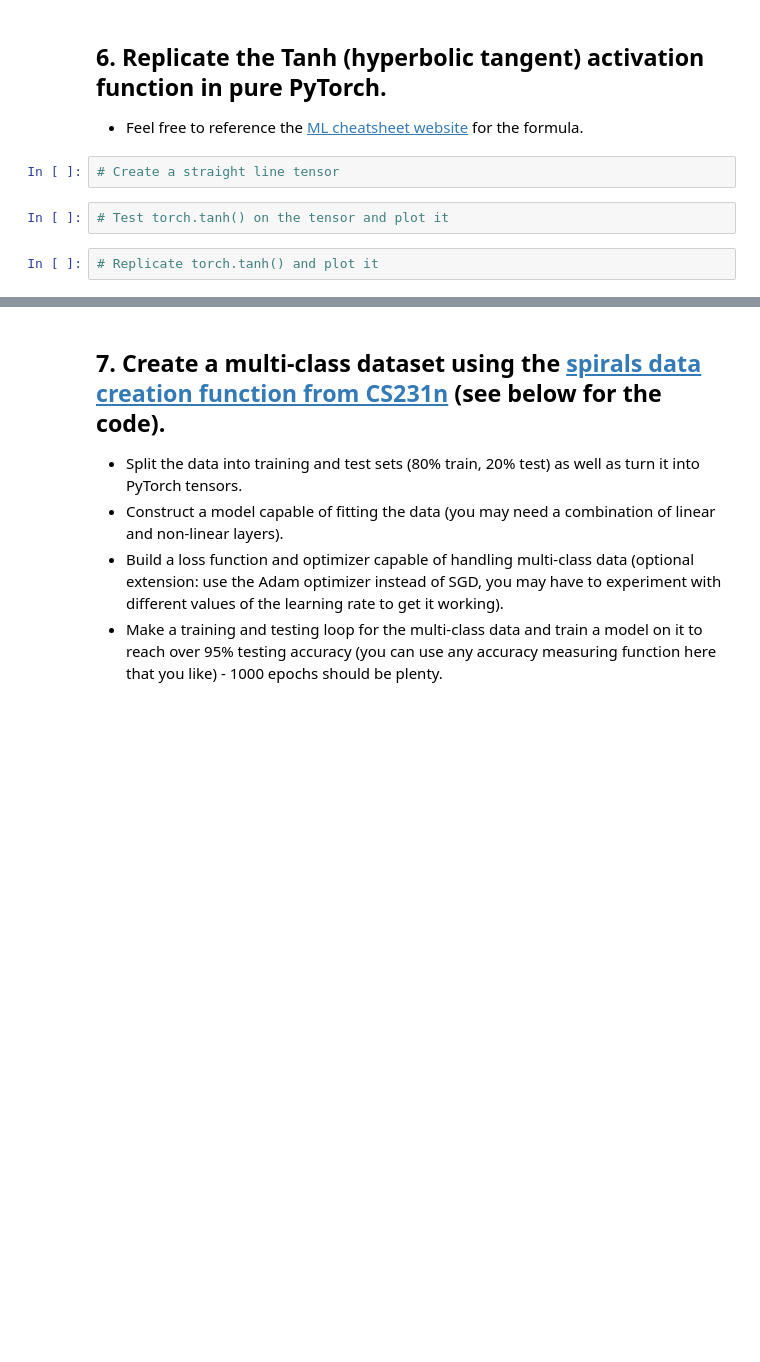
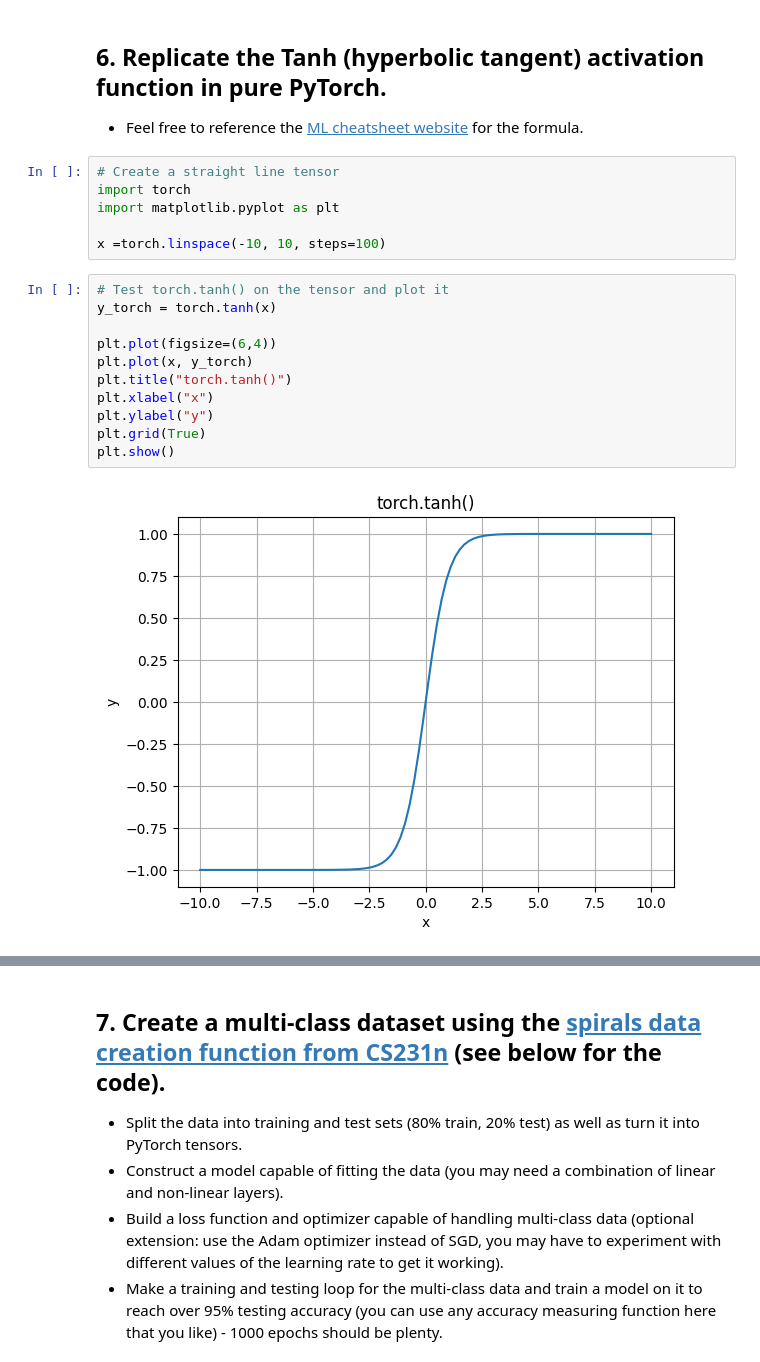
Before and after one commit to kishore779/Pytorch_Programming, a Jupyter notebook: exercises/02_pytorch_classification_exercises.ipynb, the cells around one changed output, grey strips where cells are left out. Cells and saved outputs as stored; diff of their text form; blank space fills up the shorter version.

```diff
--- a/exercises/02_pytorch_classification_exercises.ipynb
+++ b/exercises/02_pytorch_classification_exercises.ipynb
@@ -199,7 +299,20 @@ def plot_decision_boundary(model, X, y):
   * Feel free to reference the [ML cheatsheet website](https://ml-cheatsheet.readthedocs.io/en/latest/activation_functions.html#tanh) for the formula.
 # %%
 # Create a straight line tensor
+import torch
+import matplotlib.pyplot as plt
+
+x =torch.linspace(-10, 10, steps=100)
-# %%
-# Test torch.tanh() on the tensor and plot it
-# %%
-# Replicate torch.tanh() and plot it
+# %%
+# Test torch.tanh() on the tensor and plot it
+y_torch = torch.tanh(x)
+
+plt.plot(figsize=(6,4))
+plt.plot(x, y_torch)
+plt.title("torch.tanh()")
+plt.xlabel("x")
+plt.ylabel("y")
+plt.grid(True)
+plt.show()
+# %% [output]
+[figure, added]
```
Also changed, not shown: parts of 20 cells of this notebook.
